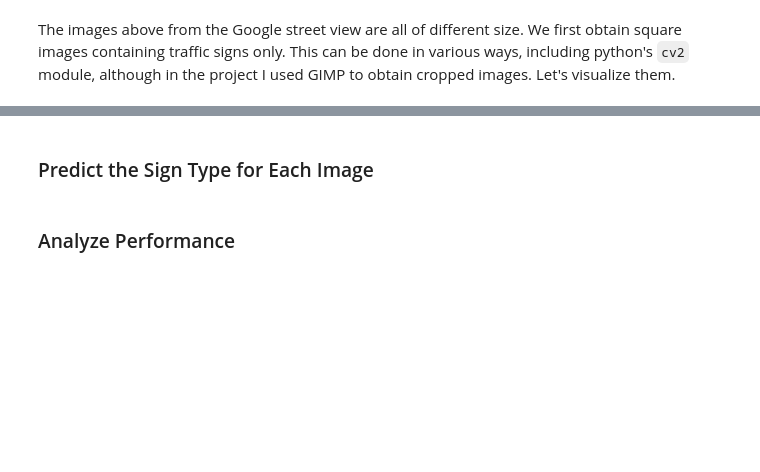
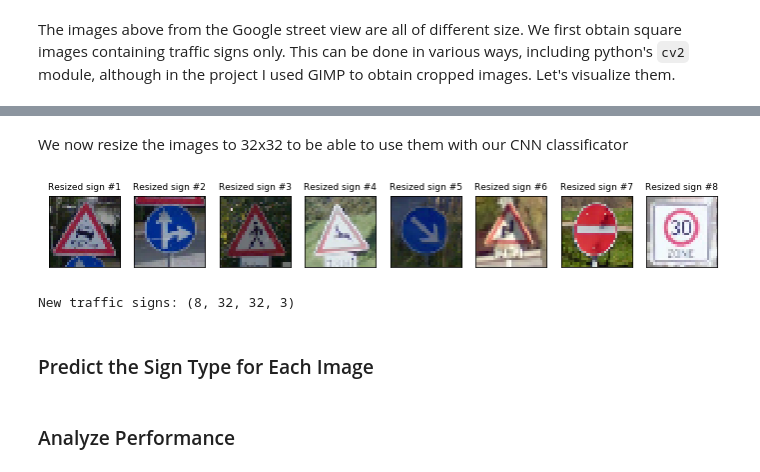
Before and after one commit to selyunin/carnd_t1_p2, a Jupyter notebook: Traffic_Sign_Classifier.ipynb, the cells around one changed output, grey strips where cells are left out. Drawn from its saved outputs; the diff is of its cells as text; code cells hidden in the pictures; blank space fills up the shorter version.

```diff
--- a/Traffic_Sign_Classifier.ipynb
+++ b/Traffic_Sign_Classifier.ipynb
@@ -845,3 +651,27 @@ plt.show()
+# %% [markdown]
+We now resize the images to 32x32 to be able to use them with our CNN classificator
+# %%
+skimage.transform.resize(street_view_img_crop[0], (32, 32), mode='constant').shape
+traffic_signs_resized = list(map(lambda x : skimage.transform.resize(x, (32, 32), mode='constant'),
+                                 street_view_img_crop))
+fig = plt.figure(figsize=(12,15))
+
+NUM_IMG = len(traffic_signs_resized)
+for idx, image in enumerate(traffic_signs_resized):
+    ax = fig.add_subplot(1,NUM_IMG,idx+1)
+    plt.imshow(image)
+    ax.set_xticks([])
+    ax.set_yticks([])
+    ax.set_title('Resized sign #{}'.format(idx+1), fontsize=9)
+plt.show()
+# %% [output]
+[figure, added]
+# %%
+X_new_img = np.array(traffic_signs_resized)
+X_new_img = X_new_img / 255 - 0.5
+print("New traffic signs: {}".format(X_new_img.shape))
+# %% [output]
+New traffic signs: (8, 32, 32, 3)
 # %% [markdown]
 ### Predict the Sign Type for Each Image
 # %%
```
Also changed, not shown: parts of 24 cells of this notebook.
